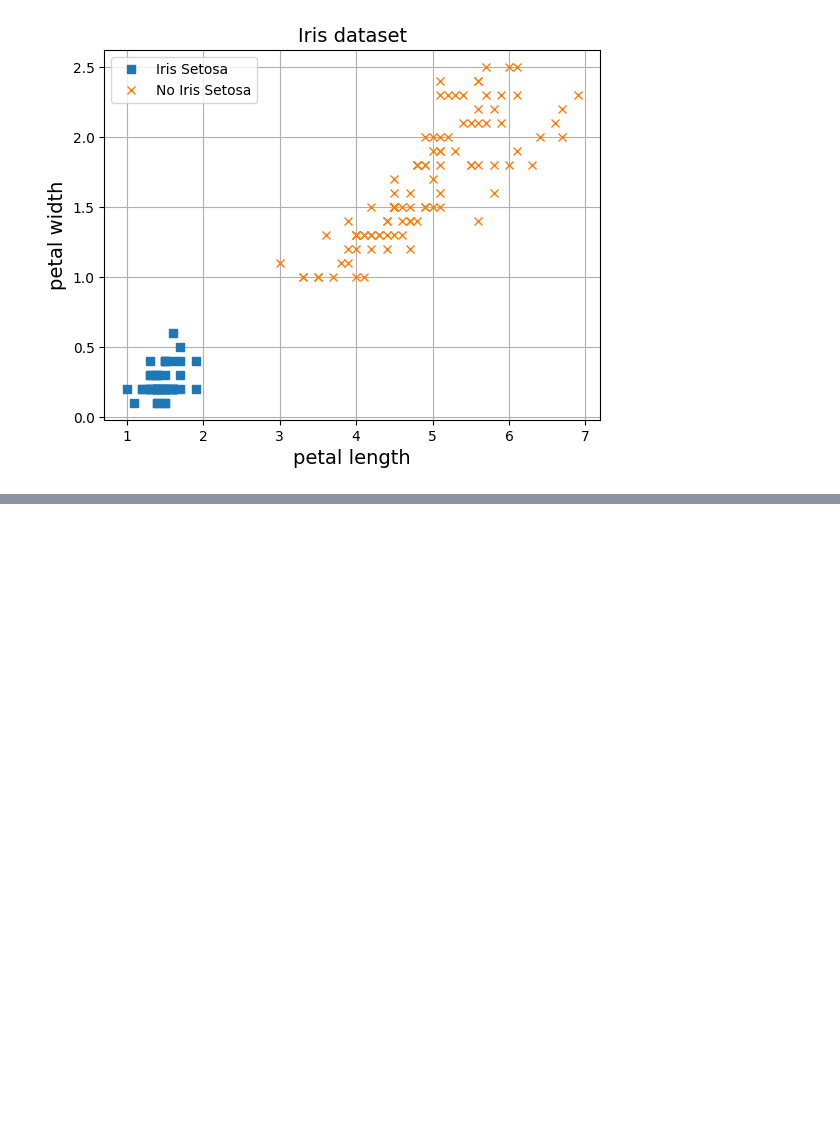
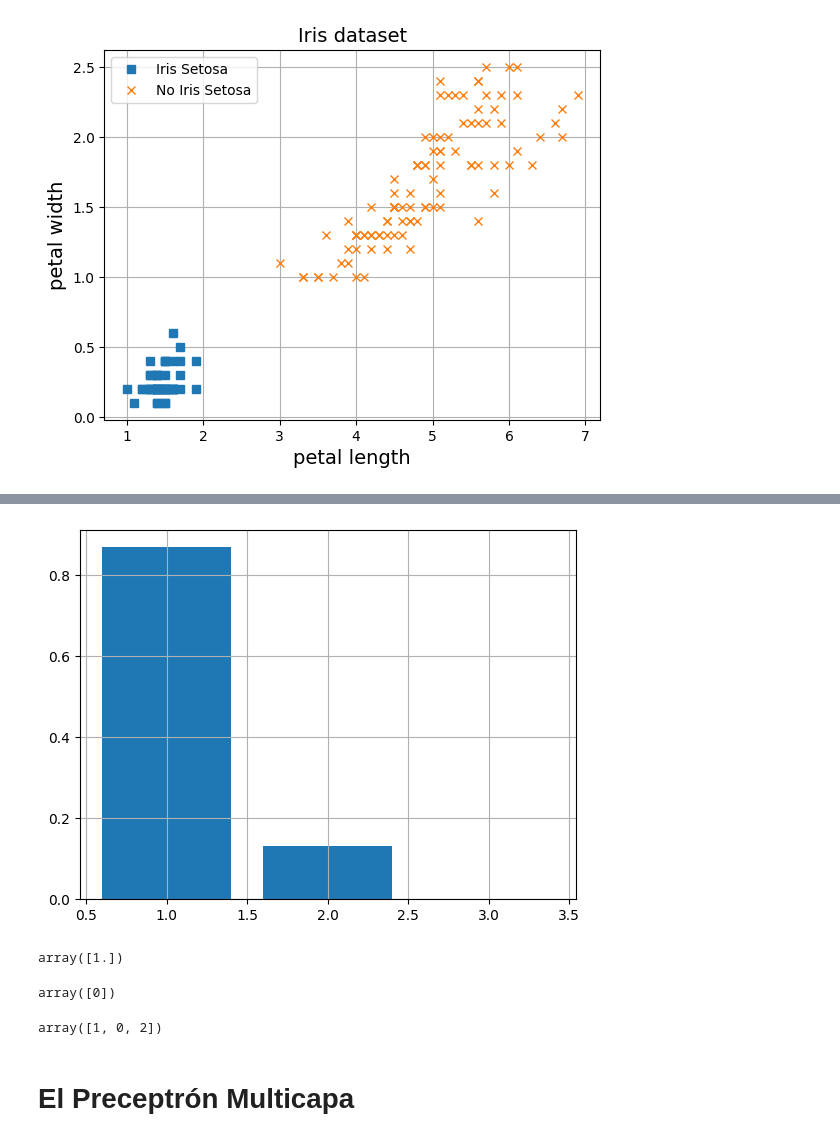
Before and after one commit to juansensio/elcursodeia-code, a Jupyter notebook: dl/03_fundamentos.ipynb, the cells around one changed output, grey strips where cells are left out. Drawn from its saved outputs; the diff is of its cells as text; code cells hidden in the pictures; blank space fills up the shorter version.

```diff
--- a/dl/03_fundamentos.ipynb
+++ b/dl/03_fundamentos.ipynb
@@ -299,0 +451,4 @@ anim
+# %%
+perceptron = SoftmaxRegression(2, 3)
+epochs, lr = 50, 1
+perceptron.fit(X_norm, y, epochs, lr, log_each=10)
@@ -299,0 +523,15 @@ anim
+# %%
+plt.bar(list(range(1,4)), y_probas[0])
+plt.grid(True)
+plt.show()
+# %% [output]
+[figure, added]
+# %%
+y_probas.sum(axis=1)
+# %% [output]
+array([1.])
+# %%
+y_pred = np.argmax(y_probas, axis=1)
+y_pred
+# %% [output]
+array([0])
@@ -299,0 +544,7 @@ anim
+# %%
+X = [[5, 1],[2, 0.5],[7, 3]]
+evaluate(X)
+# %% [output]
+array([1, 0, 2])
+# %% [markdown]
+# El Preceptrón Multicapa
```
Also changed, not shown: parts of 23 cells of this notebook, 1 other file.
